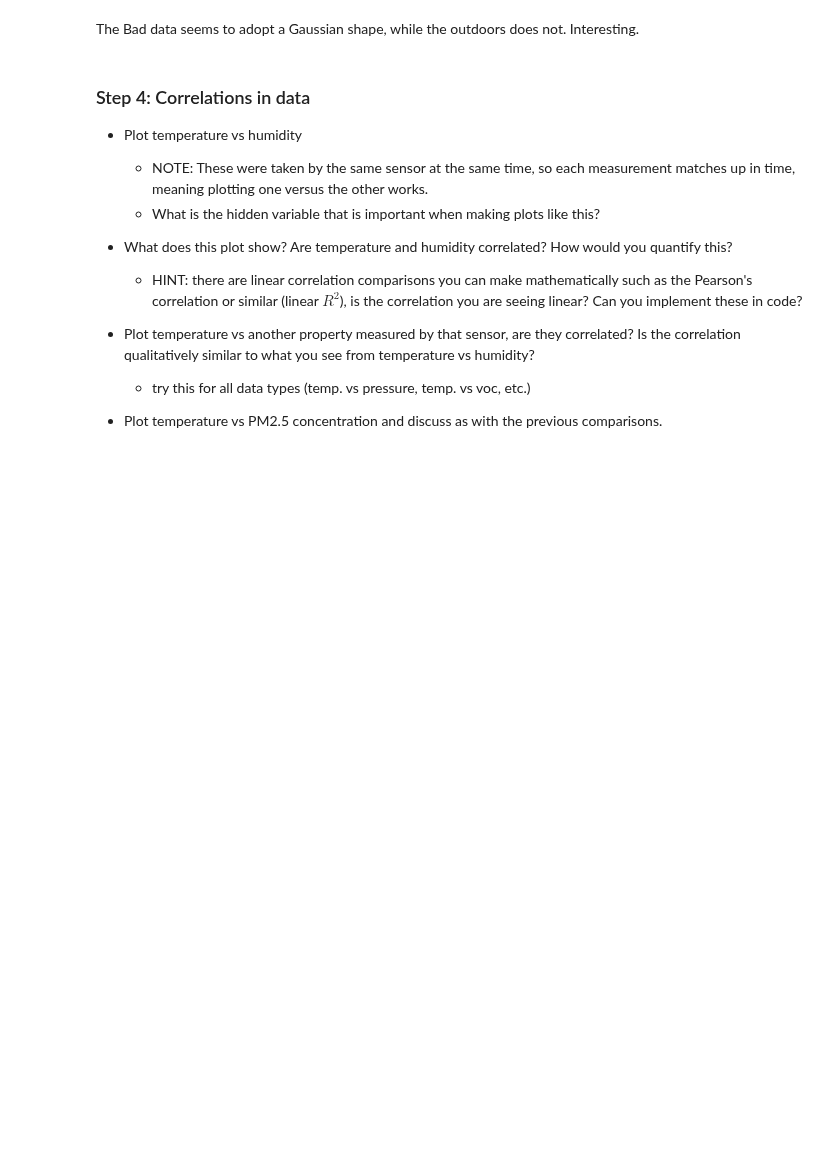
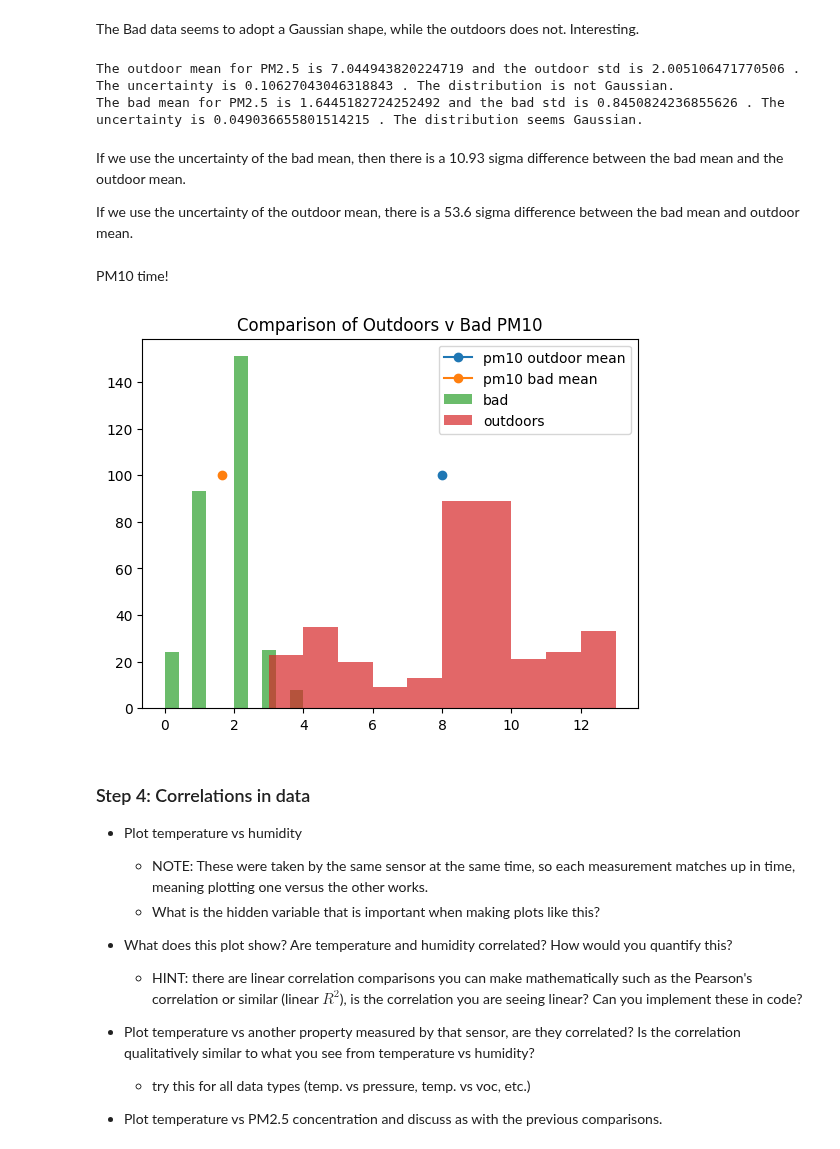
Before and after one commit to Gish-Sky/E11_LabWork, a Jupyter notebook: Lab-Activity-Week-6.ipynb, the cells around one changed output. Saved outputs shown, nothing was run; the diff lists cells and outputs as text; code cells hidden in the pictures; blank space fills up the shorter version.

Commit message:
more graphs

```diff
--- a/Lab-Activity-Week-6.ipynb
+++ b/Lab-Activity-Week-6.ipynb
@@ -193,6 +193,32 @@ plt.show()
 [figure]
 # %% [markdown]
 The Bad data seems to adopt a Gaussian shape, while the outdoors does not. Interesting.
+# %%
+pm1_outdoor_unc = pm1_outdoor_std/np.sqrt(len(outdoors['PM1']))
+pm25_bad_unc = pm25_bad_std/np.sqrt(len(indoors['PM1']))
+print("The outdoor mean for PM2.5 is", pm25_outdoor_mean, "and the outdoor std is", pm25_outdoor_std, ". The uncertainty is", pm25_outdoor_unc, ". The distribution is not Gaussian.")
+print("The bad mean for PM2.5 is", pm25_bad_mean, "and the bad std is", pm25_bad_std, ". The uncertainty is", pm25_bad_unc, ". The distribution seems Gaussian.")
+# %% [output]
+The outdoor mean for PM2.5 is 7.044943820224719 and the outdoor std is 2.005106471770506 . The uncertainty is 0.10627043046318843 . The distribution is not Gaussian.
+The bad mean for PM2.5 is 1.6445182724252492 and the bad std is 0.8450824236855626 . The uncertainty is 0.049036655801514215 . The distribution seems Gaussian.
+# %% [markdown]
+If we use the uncertainty of the bad mean, then there is a 10.93 sigma difference between the bad mean and the outdoor mean.
+
+If we use the uncertainty of the outdoor mean, there is a 53.6 sigma difference between the bad mean and outdoor mean.
+# %% [markdown]
+PM10 time!
+# %%
+pm10_bad_mean = np.mean(bad['PM10'])
+pm10_bad_std = np.std(bad['PM10'])
+plt.plot(pm10_outdoor_mean, 100, label = 'pm10 outdoor mean', marker = 'o')
+plt.plot(pm10_bad_mean, 100, label = 'pm10 bad mean', marker = 'o')
+plt.hist(bad['PM10'], alpha = 0.7, label = 'bad')
+plt.hist(outdoors['PM10'], alpha = 0.7, label = 'outdoors')
+plt.legend()
+plt.title("Comparison of Outdoors v Bad PM10")
+plt.show()
+# %% [output]
+[figure, added]
 # %% [markdown]
 ### Step 4: Correlations in data
 - Plot temperature vs humidity
```
Also changed, not shown: parts of 1 cell of this notebook.
